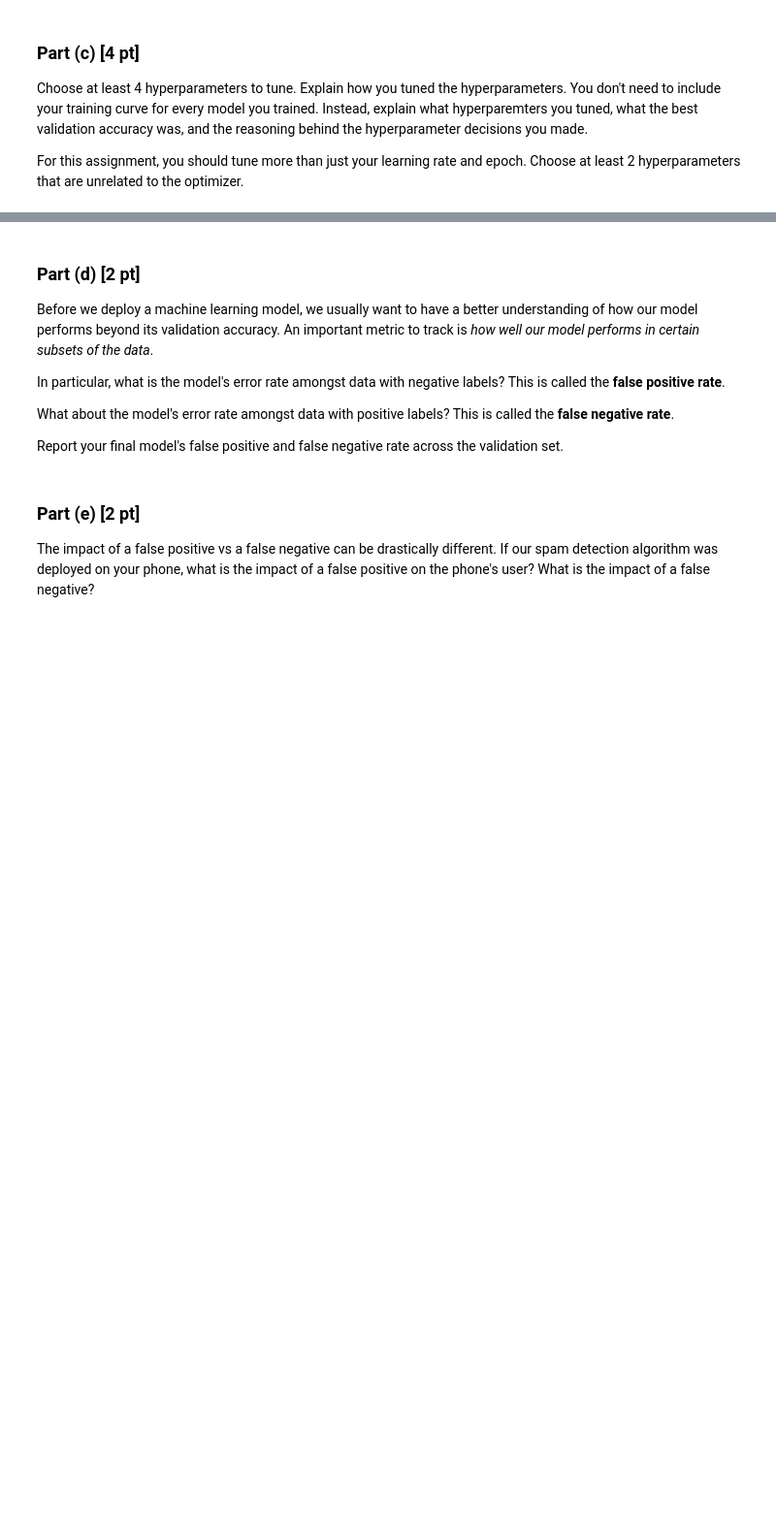
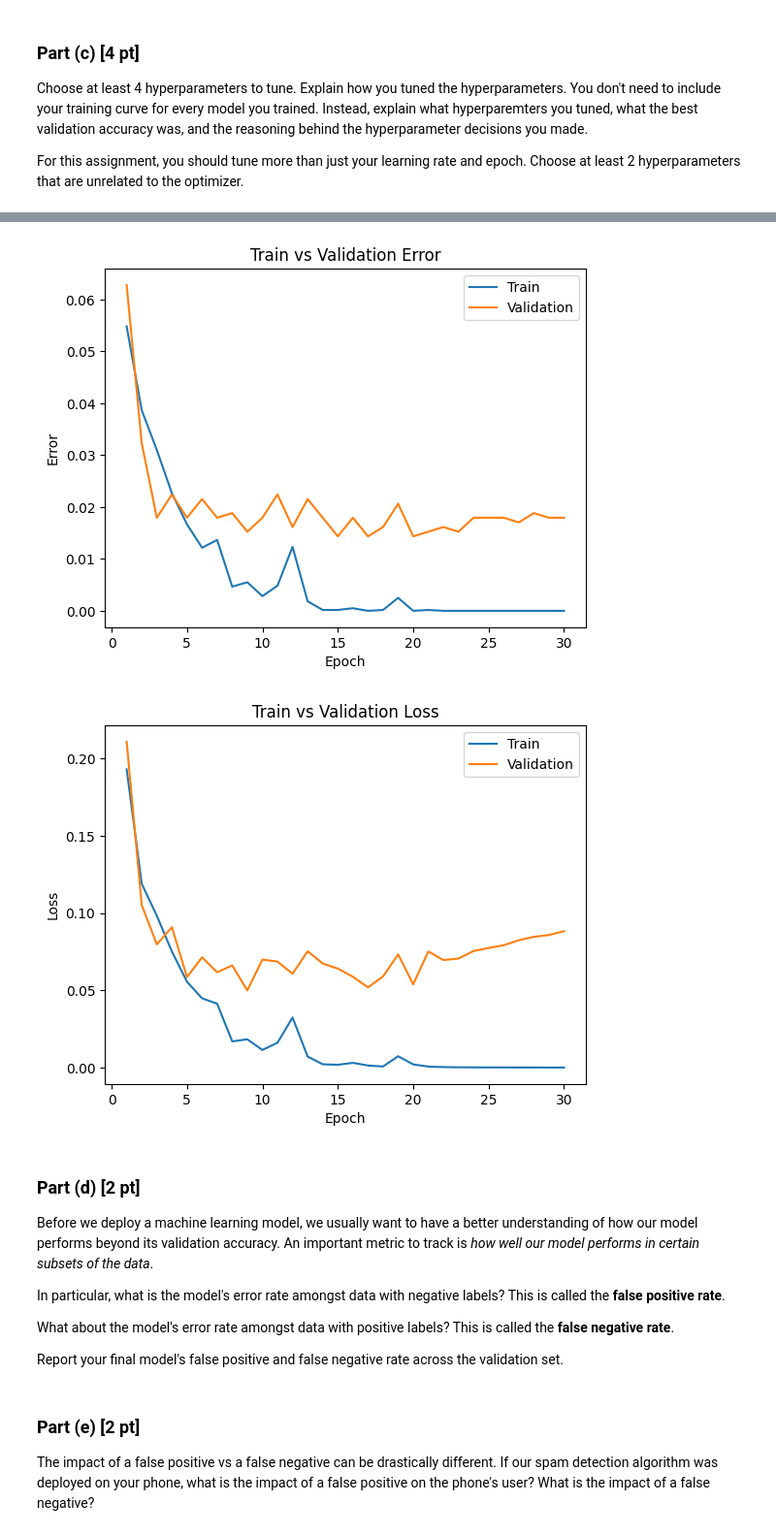
Before and after one commit to sissi820li/Deep-Learning-Project, a Jupyter notebook: Lab 5/Lab 5 Spam Detection.ipynb, the cells around one changed output, grey strips where cells are left out. Shown at 97% size. Saved outputs shown, nothing was run; the diff lists cells and outputs as text; code cells hidden in the pictures; blank space fills up the shorter version.

```diff
--- a/Lab 5/Lab 5 Spam Detection.ipynb
+++ b/Lab 5/Lab 5 Spam Detection.ipynb
@@ -318,3 +484,10 @@ and the reasoning behind the hyperparameter decisions you made.
 
 For this assignment, you should tune more than just your learning rate and epoch.
 Choose at least 2 hyperparameters that are unrelated to the optimizer.
+# %%
+# Increase the number of hidden units from 50 to 128
+model = RNN(vocab_size=vocab_size, hidden_size=128)
+train(model, train_loader, val_loader, learning_rate=0.001, num_epochs = 30)
+model_path = get_model_name("rnn", 32, 0.001, 29)
+plot_training_curve(model_path)
+# %% [output]
@@ -321,3 +511,5 @@ Choose at least 2 hyperparameters that are unrelated to the optimizer.
+[figure, added]
+[figure, added]
 # %% [markdown]
 ### Part (d) [2 pt]
 
```
Also changed, not shown: parts of 8 cells of this notebook, 1 other file.
